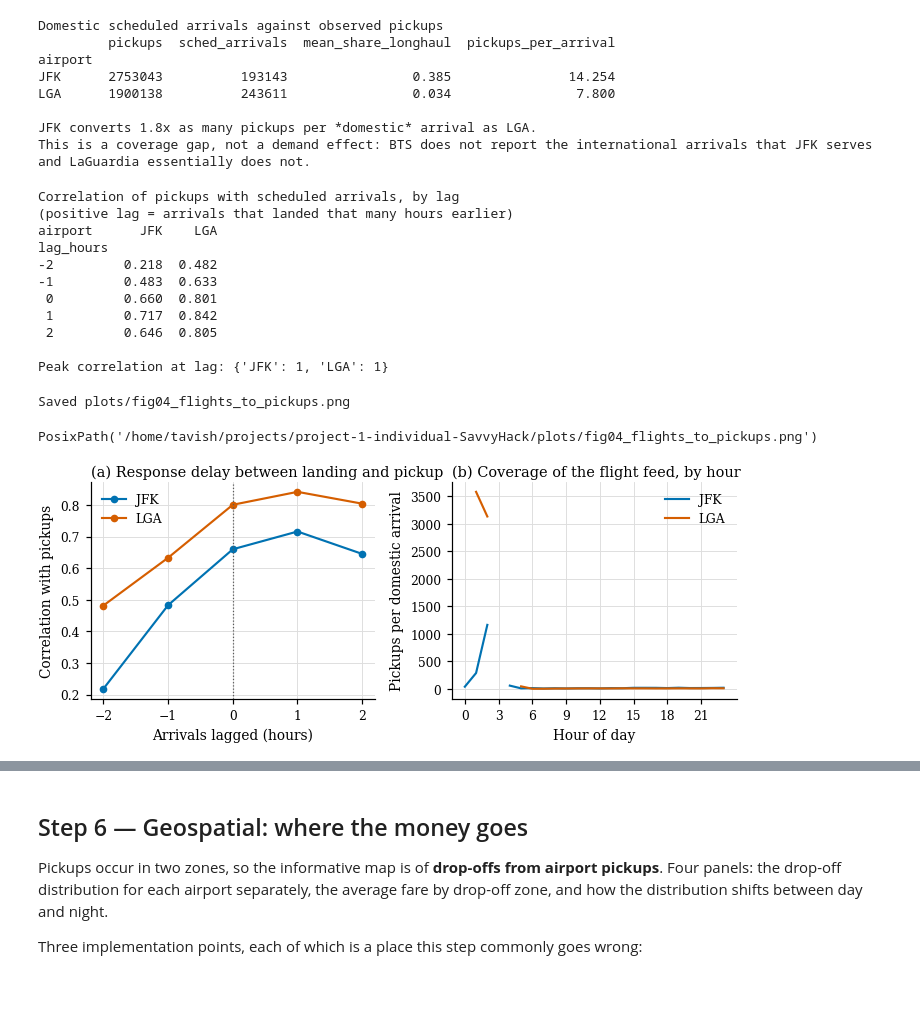
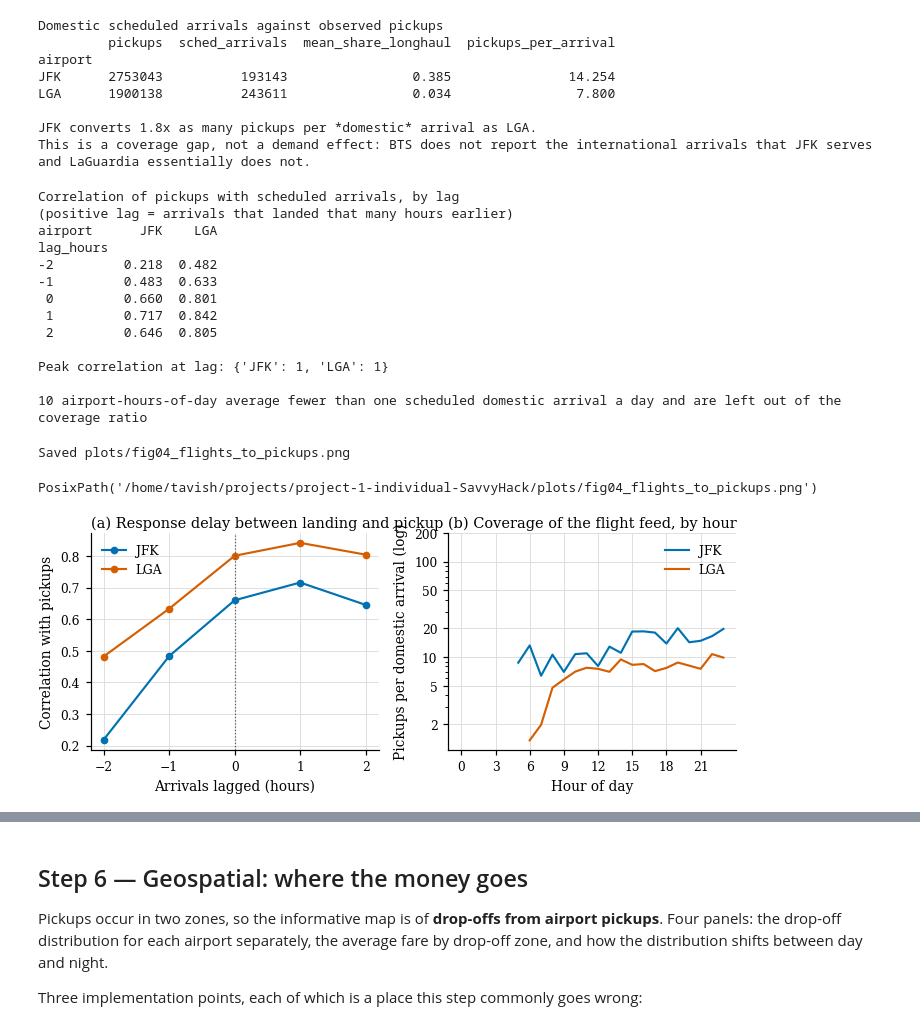
Before and after one commit to SavvyHack/ADS-project1-testing, a Jupyter notebook: notebooks/3_analysis.ipynb, the cells around one changed output, grey strips where cells are left out. Saved outputs shown, nothing was run; the diff lists cells and outputs as text; code cells hidden in the pictures; blank space fills up the shorter version.

```diff
--- a/notebooks/3_analysis.ipynb
+++ b/notebooks/3_analysis.ipynb
@@ -1139,6 +1263,19 @@ per_hour["pickups_per_arrival"] = (
         per_hour["sched_arrivals"] > 0
     )
 )
+
+# An hour of the day with almost nothing scheduled across the whole window
+# produces a ratio whose denominator is a handful of flights. At 01:00 that
+# reads as thousands of pickups per arrival, which is a measurement of the
+# denominator rather than of coverage, and on a shared axis it flattens every
+# hour that does carry information. The threshold is one scheduled arrival a
+# day over the window.
+MIN_SCHED_ARRIVALS = WINDOW_DAYS
+thin = per_hour["sched_arrivals"] < MIN_SCHED_ARRIVALS
+per_hour.loc[thin, "pickups_per_arrival"] = np.nan
+print(f"\n{int(thin.sum())} airport-hours-of-day average fewer than one "
+      "scheduled domestic arrival a day and are left out of the coverage "
+      "ratio")
 # %% [output]
 Correlation of pickups with scheduled arrivals, by lag
 (positive lag = arrivals that landed that many hours earlier)
@@ -1151,38 +1288,49 @@ lag_hours
  2         0.646  0.805
 
 Peak correlation at lag: {'JFK': 1, 'LGA': 1}
+
+10 airport-hours-of-day average fewer than one scheduled domestic arrival a day and are left out of the coverage ratio
 # %%
 # --- Figure 4 --------------------------------------------------------------
 fig, axes = new_figure(1, 2, height=2.8)
 
 ax = axes[0]
 for airport in ARRIVAL_AIRPORTS:
     ax.plot(lag_table.index, lag_table[airport], marker="o",
             color=airport_colour(airport), label=airport)
 ax.axvline(0, color=PALETTE["grey"], lw=0.8, ls=":")
 ax.set_xticks(LAGS)
 ax.set_xlabel("Arrivals lagged (hours)")
 ax.set_ylabel("Correlation with pickups")
 ax.set_title("(a) Response delay between landing and pickup")
 ax.legend()
 
 ax = axes[1]
 for airport in ARRIVAL_AIRPORTS:
     subset = per_hour[per_hour["airport"] == airport]
     ax.plot(subset["hour"], subset["pickups_per_arrival"],
             color=airport_colour(airport), label=airport)
 ax.set_xticks(range(0, 24, 3))
+# Log, because JFK and LaGuardia differ by more than the within-day spread of
+# either. Plain numbers on the majors and no minor labels: the default log
+# formatter writes "9 x 10^0" over a narrow range.
+ax.set_yscale("log")
+ratios = per_hour["pickups_per_arrival"].dropna()
+ax.set_ylim(float(ratios.min()) * 0.8, float(ratios.max()) * 1.3)
+ax.set_yticks([2, 5, 10, 20, 50, 100, 200])
+ax.yaxis.set_major_formatter(ScalarFormatter())
+ax.yaxis.set_minor_formatter(NullFormatter())
 ax.set_xlabel("Hour of day")
-ax.set_ylabel("Pickups per domestic arrival")
+ax.set_ylabel("Pickups per domestic arrival (log)")
 ax.set_title("(b) Coverage of the flight feed, by hour")
 ax.legend()
 
 fig.tight_layout()
 save_figure(fig, "fig04_flights_to_pickups")
 # %% [output]
 Saved plots/fig04_flights_to_pickups.png
 PosixPath('/home/tavish/projects/project-1-individual-SavvyHack/plots/fig04_flights_to_pickups.png')
-[figure, old version]
+[figure, new version]
 # %% [markdown]
 ## Step 5 — Weather, matched on hour of day
 
```
Also changed, not shown: parts of 24 cells of this notebook, 5 other files.
